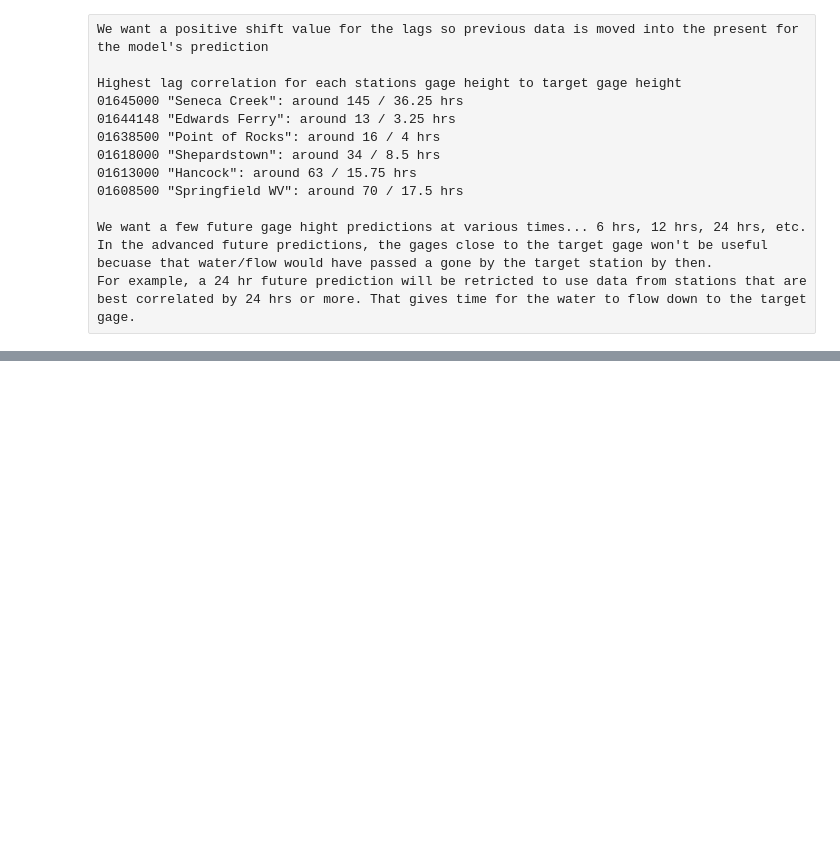
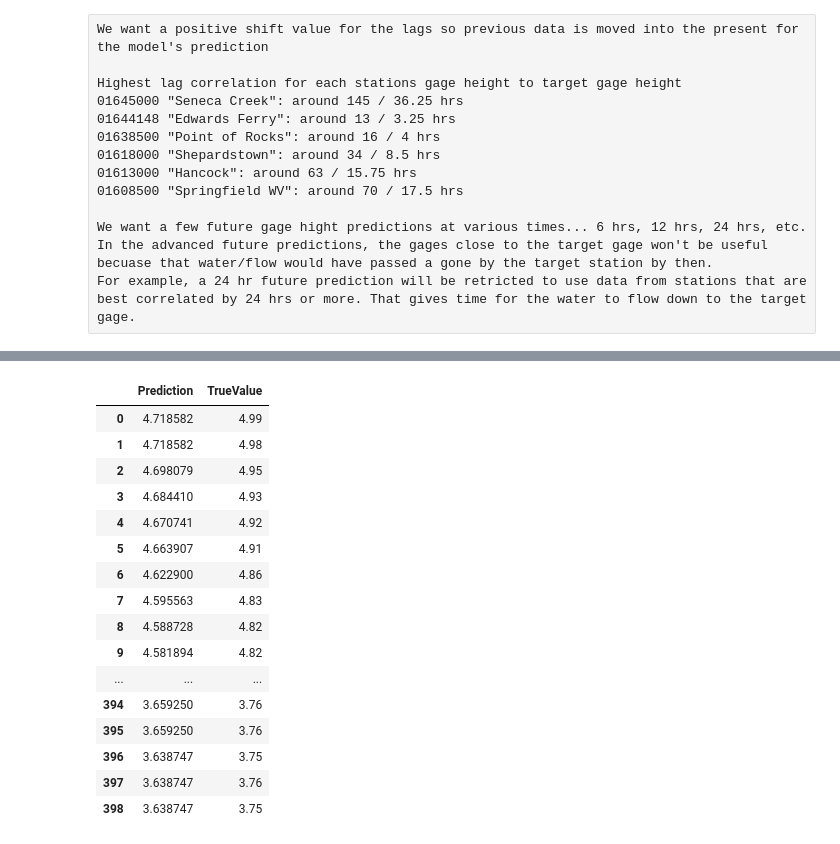
Before and after one commit to jt-hunter/River_data_scrap, a Jupyter notebook: Modeling Analysis.ipynb, the cells around one changed output, grey strips where cells are left out. Cells and saved outputs as stored; diff of their text form; code cells hidden in the pictures; blank space fills up the shorter version.

Commit message:
Working on model analysis

```diff
--- a/Modeling Analysis.ipynb
+++ b/Modeling Analysis.ipynb
@@ -82,13 +72,12 @@ X_train = df_train.drop(columns=['Date', 'LittleFallsGage'])
 # %%
 model_17hrs = tf.keras.Sequential([
-    tf.keras.layers.Dense(3, activation = 'relu', input_shape = (1,)),  # input shape required
-    tf.keras.layers.Dense(6, activation = 'relu'),
-    tf.keras.layers.Dense(3, activation = 'relu'),
-    tf.keras.layers.Dense(1)
+    tf.keras.layers.Dense(1, activation = 'relu', kernel_regularizer='l1', input_shape = (1,)),  # input shape required
+    tf.keras.layers.Dense(3, activation = 'relu', kernel_regularizer='l1'),
+    tf.keras.layers.Dense(1, activation = 'relu', kernel_regularizer='l1')
 ])
 
 model_17hrs.compile(optimizer = 'adam', loss = 'mean_squared_error', metrics = 'mean_squared_error')
 # %%
 # Train
-model_17hrs.fit(X_train, Y_train, epochs=150, batch_size=32, verbose=0)
+model_17hrs.fit(X_train['SpringfieldGage'], Y_train, epochs=50, verbose=1)
 # %% [output]
@@ -99,0 +102,29 @@ ValueError: in user code:
+# %%
+pred = model_17hrs.predict(X_test['SpringfieldGage'])
+# %%
+compare_df = pd.DataFrame(pred, columns=['Prediction'])
+compare_df['TrueValue'] = Y_test.values
+# used values bcuz...
+# the index from the Y_test index is used to map it onto the new compare_df
+# but the compare_df got its index form the prediction so it starts at 0 unlike Y_test
+# so it only matches up rows correctly when the indexes match, which is few
+# %%
+compare_df.head(500)
+# %% [output]
+|  | Prediction | TrueValue |
+| 0 | 4.718582 | 4.99 |
+| 1 | 4.718582 | 4.98 |
+| 2 | 4.698079 | 4.95 |
+| 3 | 4.684410 | 4.93 |
+| 4 | 4.670741 | 4.92 |
+| 5 | 4.663907 | 4.91 |
+| 6 | 4.622900 | 4.86 |
+| 7 | 4.595563 | 4.83 |
+| 8 | 4.588728 | 4.82 |
+| 9 | 4.581894 | 4.82 |
+| ... | ... | ... |
+| 394 | 3.659250 | 3.76 |
+| 395 | 3.659250 | 3.76 |
+| 396 | 3.638747 | 3.75 |
+| 397 | 3.638747 | 3.76 |
+| 398 | 3.638747 | 3.75 |
```
Also changed, not shown: parts of 7 cells of this notebook.
